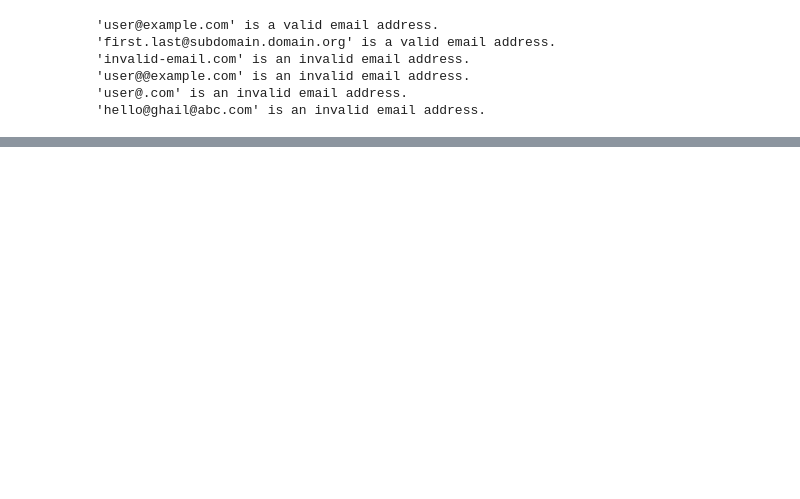
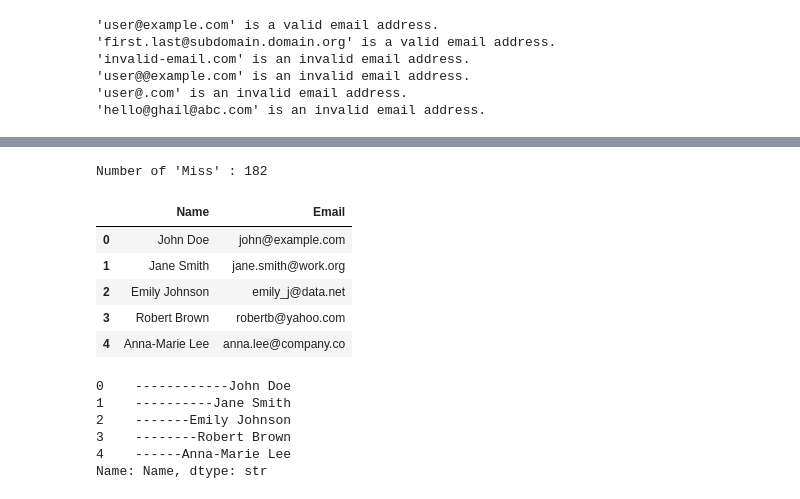
Before and after one commit to Fishimal/Ultimate-Data-Science-Gen-AI-Agentic-AI-Bootcamp, a Jupyter notebook: Practical/level_2/lectures/28-02-2026/28-02-2026.ipynb, the cells around one changed output, grey strips where cells are left out. Drawn from its saved outputs; the diff is of its cells as text; code cells hidden in the pictures; blank space fills up the shorter version.

```diff
--- a/Practical/level_2/lectures/28-02-2026/28-02-2026.ipynb
+++ b/Practical/level_2/lectures/28-02-2026/28-02-2026.ipynb
@@ -158,0 +271,40 @@ for email in test_emails:
+# %%
+# 'Miss'
+# 'Count passengers with Miss in name'
+
+count = df['Name'].str.contains('Miss').sum()
+print(f'Number of \'Miss\' : {count}')
+# %% [output]
+Number of 'Miss' : 182
+# %%
+data = {
+    'Name' : [
+        'John Doe', 'Jane Smith', 'Emily Johnson',
+        'Robert Brown', 'Anna-Marie Lee'
+    ],
+    'Email' : [
+        'john@example.com', 'jane.smith@work.org',
+        'emily_j@data.net', 'robertb@yahoo.com',
+        'anna.lee@company.co'
+    ]
+}
+
+df = pd.DataFrame(data)
+# %%
+df.head()
+# %% [output]
+|  | Name | Email |
+| 0 | John Doe | john@example.com |
+| 1 | Jane Smith | jane.smith@work.org |
+| 2 | Emily Johnson | emily_j@data.net |
+| 3 | Robert Brown | robertb@yahoo.com |
+| 4 | Anna-Marie Lee | anna.lee@company.co |
+# %%
+df['Name'].str.pad(width=20, side='left', fillchar='-')
+# %% [output]
+0    ------------John Doe
+1    ----------Jane Smith
+2    -------Emily Johnson
+3    --------Robert Brown
+4    ------Anna-Marie Lee
+Name: Name, dtype: str
```
Also changed, not shown: parts of 74 cells of this notebook.
